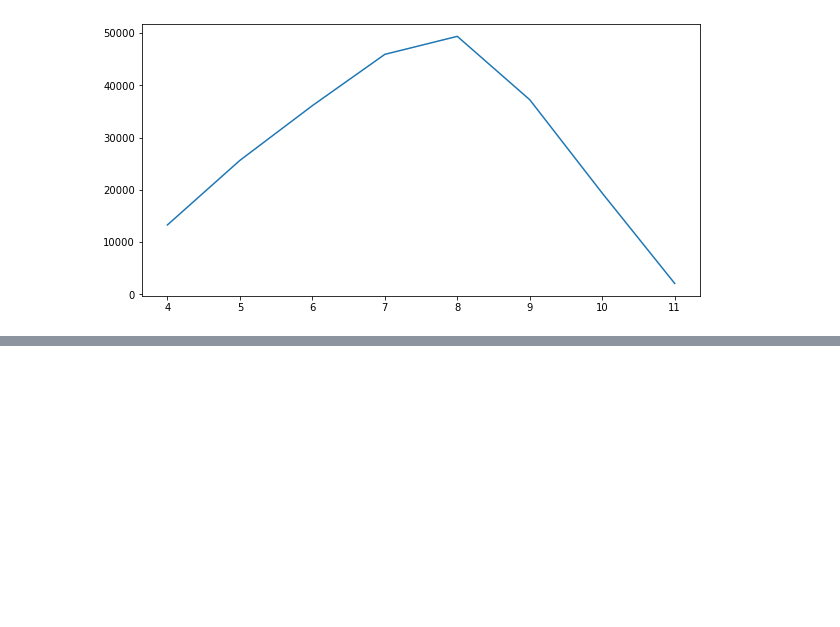
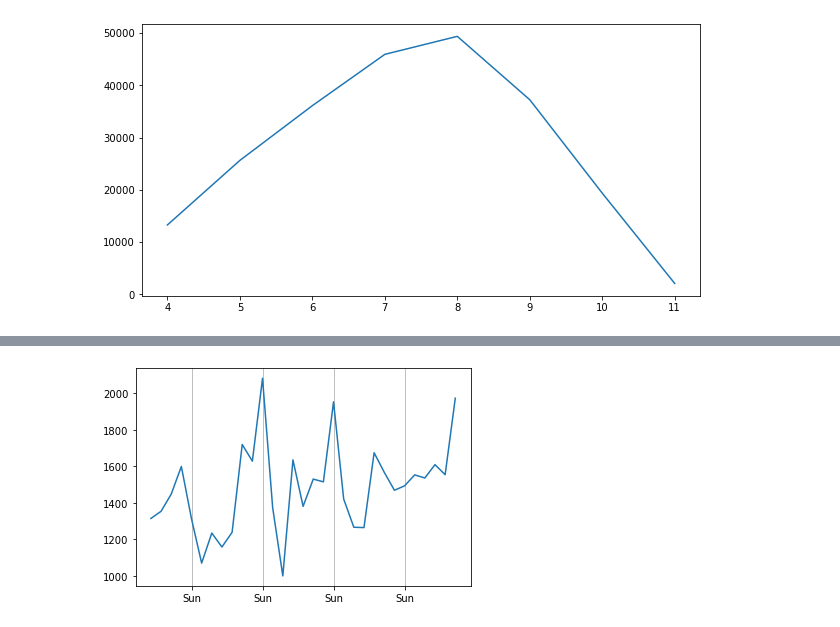
Before and after one commit to luchovzla/project-1, a Jupyter notebook: nice_ride_2020/Nice Ride 2020.ipynb, the cells around one changed output, grey strips where cells are left out. Drawn from its saved outputs; the diff is of its cells as text; code cells hidden in the pictures; blank space fills up the shorter version.

```diff
--- a/nice_ride_2020/Nice Ride 2020.ipynb
+++ b/nice_ride_2020/Nice Ride 2020.ipynb
@@ -178,3 +178,14 @@ nr_2020.head()
 | 2 | docked_bike | 2020-04-01 13:49:36 | 2020-04-01 13:49:41 | NRM Bike Shop 2 | 609 | NRM Bike Shop 2 | ... |
 | 3 | docked_bike | 2020-04-01 13:52:59 | 2020-04-01 13:53:02 | NRM Bike Shop 2 | 609 | NRM Bike Shop 2 | ... |
 | 4 | docked_bike | 2020-04-01 13:53:21 | 2020-04-01 13:53:33 | NRM Bike Shop 2 | 609 | NRM Bike Shop 2 | ... |
+# %%
+#Add weather observations
+high_temps = [88, 89, 90, 90, 92, 86, 88, 93, 82, 85, 84, 85, 85, 79, 80, 84, 90, 91, 83, 83, 82, 69, 80, 92, 88, 86, 84, 85, 84, 82, 84]
+len(high_temps)
+rain = [0.00, 0.00, 0.00, 0.00, 0.00, 0.35, 0.08, 0.00, 0.33, 0.00, 0.46, 0.00, 0.00, 0.24, 0.00, 0.00, 0.00, 0.51, 0.00, 0.00, 0.36, 0.00, 0.00, 0.00, 0.24, 0.45, 0.00, 0.17, 0.00, 0.00, 0.00]
+len(rain)
+
+nr_2020["high_temps"] = high_temps
+nr_2020["rain"] = rain
+
+nr_2020.head()
@@ -280,3 +293,10 @@ plt.plot(x_axis, y_values)
 plt.show()
 # %% [output]
 [figure]
+# %%
+# Track daily data for one month, look for patterns
+
+jul_rides = per_day_rides.loc[7]
+jul_rides = jul_rides.account_type
+jul_rides = pd.DataFrame(jul_rides)
+jul_rides
@@ -282,0 +322,11 @@ plt.show()
+# %%
+#Add weather observations
+high_temps = [88, 89, 90, 90, 92, 86, 88, 93, 82, 85, 84, 85, 85, 79, 80, 84, 90, 91, 83, 83, 82, 69, 80, 92, 88, 86, 84, 85, 84, 82, 84]
+len(high_temps)
+rain = [0.00, 0.00, 0.00, 0.00, 0.00, 0.35, 0.08, 0.00, 0.33, 0.00, 0.46, 0.00, 0.00, 0.24, 0.00, 0.00, 0.00, 0.51, 0.00, 0.00, 0.36, 0.00, 0.00, 0.00, 0.24, 0.45, 0.00, 0.17, 0.00, 0.00, 0.00]
+len(rain)
+
+jul_rides["high_temps"] = high_temps
+jul_rides["rain"] = rain
+
+jul_rides
@@ -282,0 +352,12 @@ plt.show()
+# %%
+x_axis = np.arange(1,32,1)
+
+plt.figure(figsize=(6,4))
+plt.plot(x_axis, jul_rides.account_type)
+tick_locations = (5, 12, 19, 26)
+labels = ("Sun", "Sun", "Sun", "Sun")
+plt.grid(which="major", axis="x")
+plt.xticks(tick_locations, labels)
+plt.show()
+# %% [output]
+[figure, added]
```
Also changed, not shown: parts of 5 cells of this notebook.
